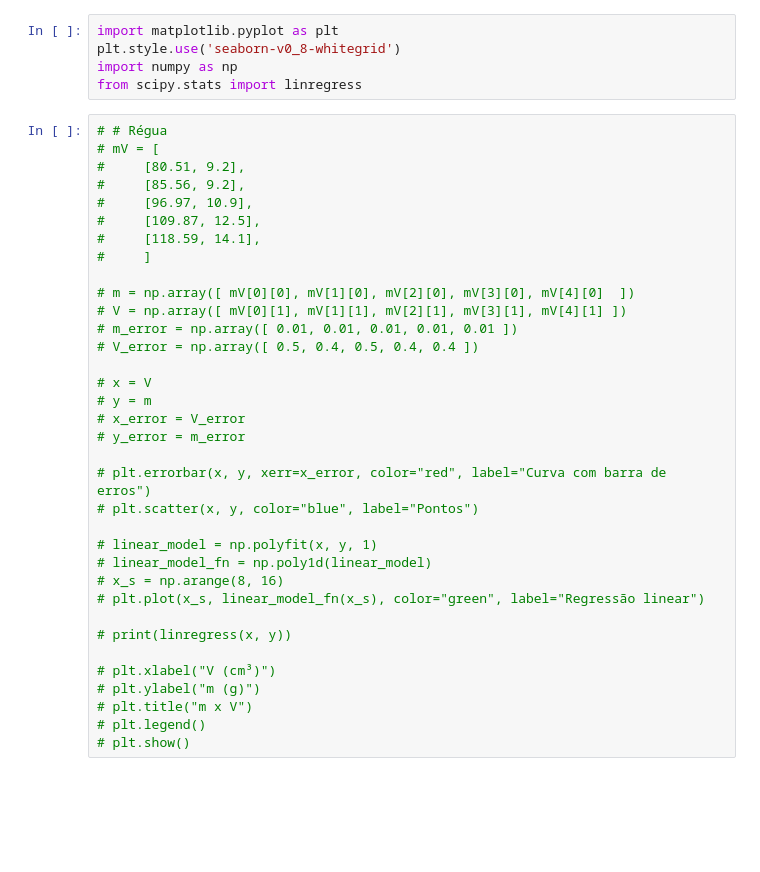
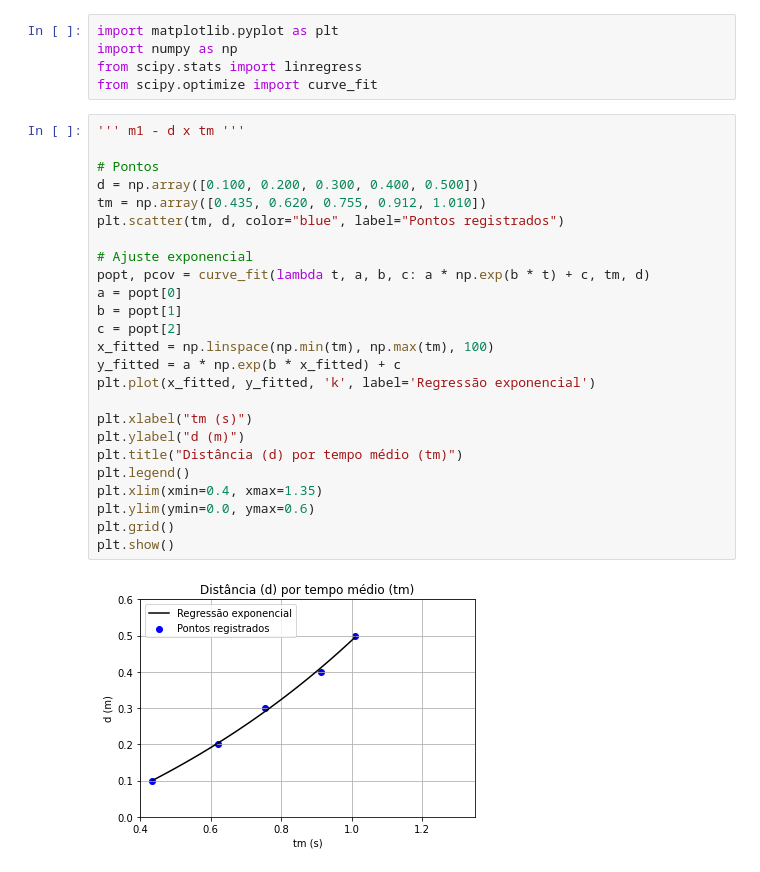
Before and after one commit to gustavoflw/fisica-exp-1, a Jupyter notebook: experimento 2/notebook.ipynb, the cells around one changed output. Saved outputs shown, nothing was run; the diff lists cells and outputs as text; blank space fills up the shorter version.

```diff
--- a/experimento 2/notebook.ipynb
+++ b/experimento 2/notebook.ipynb
@@ -1,40 +1,32 @@
 # %%
 import matplotlib.pyplot as plt
-plt.style.use('seaborn-v0_8-whitegrid')
 import numpy as np
 from scipy.stats import linregress
+from scipy.optimize import curve_fit
-# %%
-# # Régua
-# mV = [
-#     [80.51, 9.2],
-#     [85.56, 9.2],
-#     [96.97, 10.9],
-#     [109.87, 12.5],
-#     [118.59, 14.1],
-#     ]
-
-# m = np.array([ mV[0][0], mV[1][0], mV[2][0], mV[3][0], mV[4][0]  ])
-# V = np.array([ mV[0][1], mV[1][1], mV[2][1], mV[3][1], mV[4][1] ])
-# m_error = np.array([ 0.01, 0.01, 0.01, 0.01, 0.01 ])
-# V_error = np.array([ 0.5, 0.4, 0.5, 0.4, 0.4 ])
-
-# x = V
-# y = m
-# x_error = V_error
-# y_error = m_error
-
-# plt.errorbar(x, y, xerr=x_error, color="red", label="Curva com barra de erros")
-# plt.scatter(x, y, color="blue", label="Pontos")
-
-# linear_model = np.polyfit(x, y, 1)
-# linear_model_fn = np.poly1d(linear_model)
-# x_s = np.arange(8, 16)
-# plt.plot(x_s, linear_model_fn(x_s), color="green", label="Regressão linear")
-
-# print(linregress(x, y))
-
-# plt.xlabel("V (cm³)")
-# plt.ylabel("m (g)")
-# plt.title("m x V")
-# plt.legend()
-# plt.show()
+# %%
+''' m1 - d x tm '''
+
+# Pontos
+d = np.array([0.100, 0.200, 0.300, 0.400, 0.500])
+tm = np.array([0.435, 0.620, 0.755, 0.912, 1.010])
+plt.scatter(tm, d, color="blue", label="Pontos registrados")
+
+# Ajuste exponencial
+popt, pcov = curve_fit(lambda t, a, b, c: a * np.exp(b * t) + c, tm, d)
+a = popt[0]
+b = popt[1]
+c = popt[2]
+x_fitted = np.linspace(np.min(tm), np.max(tm), 100)
+y_fitted = a * np.exp(b * x_fitted) + c
+plt.plot(x_fitted, y_fitted, 'k', label='Regressão exponencial')
+
+plt.xlabel("tm (s)")
+plt.ylabel("d (m)")
+plt.title("Distância (d) por tempo médio (tm)")
+plt.legend()
+plt.xlim(xmin=0.4, xmax=1.35)
+plt.ylim(ymin=0.0, ymax=0.6)
+plt.grid()
+plt.show()
+# %% [output]
+[figure, added]
```
Also changed, not shown: parts of 8 cells of this notebook, 11 other files.
